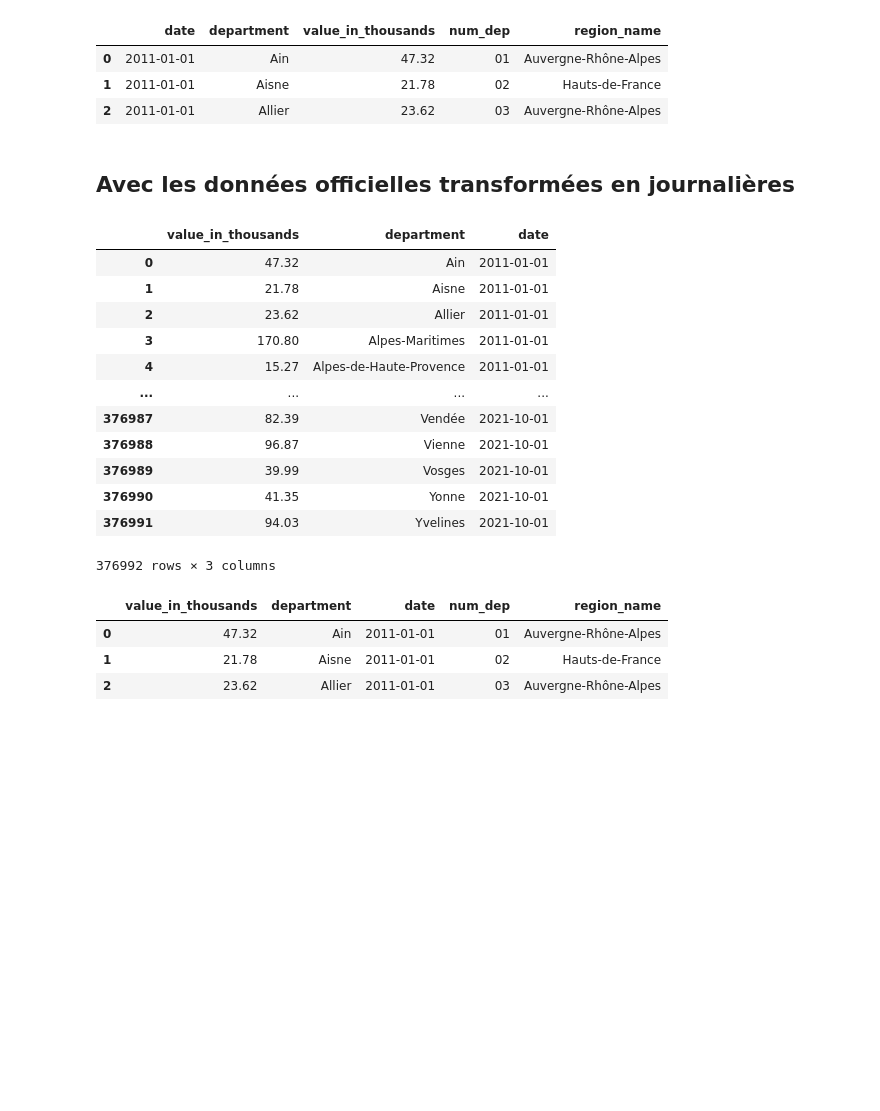
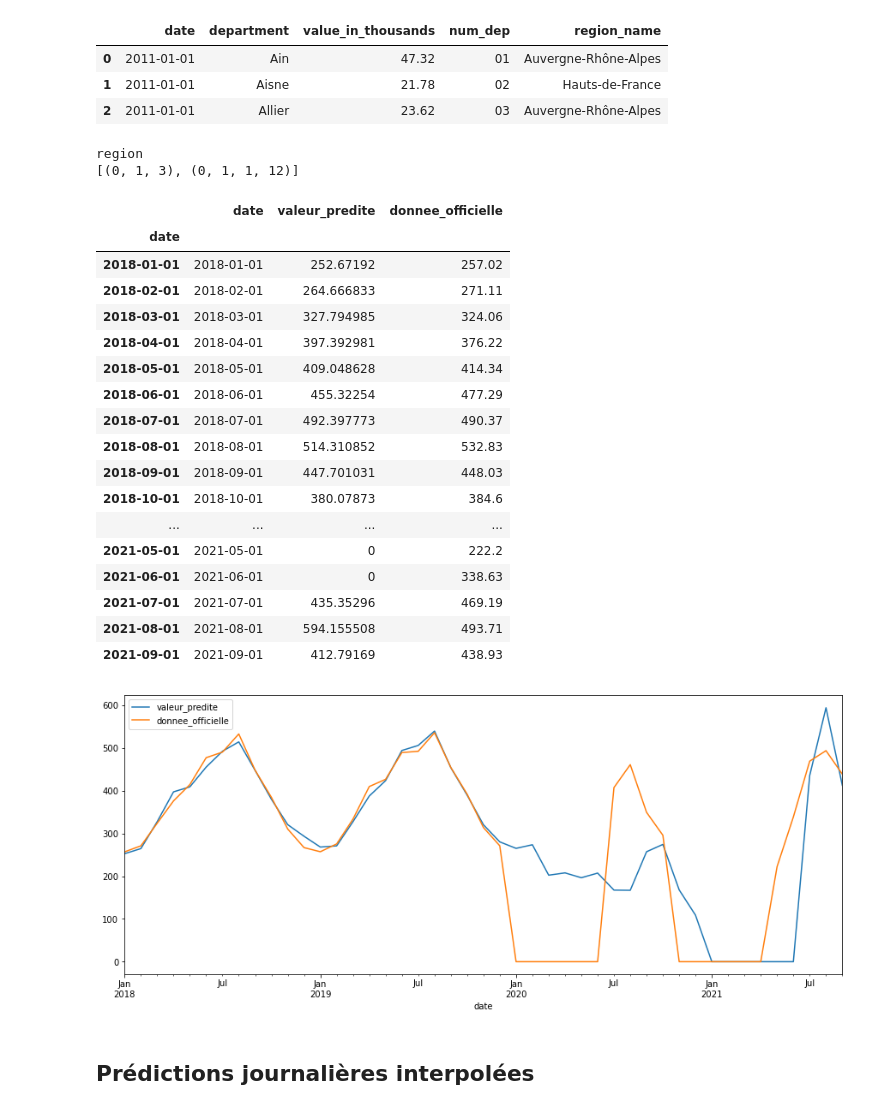
Before and after one commit to julienowack/stat_app, a Jupyter notebook: Indicateur_off_data_automatise.ipynb, the cells around one changed output. Drawn from its saved outputs; the diff is of its cells as text; code cells hidden in the pictures; blank space fills up the shorter version.

Commit message:
Prédiction journalière

```diff
--- a/Indicateur_off_data_automatise.ipynb
+++ b/Indicateur_off_data_automatise.ipynb
@@ -164,8 +164,7 @@ def modele_donnees_off(dep_region, pmax, dmax, qmax):
     #on crée le dataframe des prévisions qu'on va remplir au fur et à mesure
 
     df_forecast = pd.DataFrame(columns=['date', 'valeur_predite','donnee_officielle'])
-    df_forecast['date'] = df_Official_Data_index['date'][(df_Official_Data_index['date']<'2021-10-01') &
-                                                               (df_Official_Data_index['date']>="2018-01-01")]
+    df_forecast['date'] = pd.DataFrame(pd.date_range("2018-01-01", "2021-10-01", freq="MS"))
     df_forecast.set_index('date', drop=False, inplace=True)
 
 
@@ -197,37 +196,32 @@ def modele_donnees_off(dep_region, pmax, dmax, qmax):
 
 
     df_forecast[['valeur_predite','donnee_officielle']].plot(figsize=(15,6))
+    plt.title("SARIMA en temps réel - données officielles mensuelles")
 
     return(df_forecast)
 # %%
-#modele_donnees_off("Pays de la Loire", 4, 2, 4)
+modele_donnees_off("Pays de la Loire", 4, 2, 4)
+# %% [output]
+region
+[(0, 1, 3), (0, 1, 1, 12)]
+|  | date | valeur_predite | donnee_officielle |
+| date |  |  |  |
+| 2018-01-01 | 2018-01-01 | 252.67192 | 257.02 |
+| 2018-02-01 | 2018-02-01 | 264.666833 | 271.11 |
+| 2018-03-01 | 2018-03-01 | 327.794985 | 324.06 |
+| 2018-04-01 | 2018-04-01 | 397.392981 | 376.22 |
+| 2018-05-01 | 2018-05-01 | 409.048628 | 414.34 |
+| 2018-06-01 | 2018-06-01 | 455.32254 | 477.29 |
+| 2018-07-01 | 2018-07-01 | 492.397773 | 490.37 |
+| 2018-08-01 | 2018-08-01 | 514.310852 | 532.83 |
+| 2018-09-01 | 2018-09-01 | 447.701031 | 448.03 |
+| 2018-10-01 | 2018-10-01 | 380.07873 | 384.6 |
+| ... | ... | ... | ... |
+| 2021-05-01 | 2021-05-01 | 0 | 222.2 |
+| 2021-06-01 | 2021-06-01 | 0 | 338.63 |
+| 2021-07-01 | 2021-07-01 | 435.35296 | 469.19 |
+| 2021-08-01 | 2021-08-01 | 594.155508 | 493.71 |
+| 2021-09-01 | 2021-09-01 | 412.79169 | 438.93 |
+[figure, added]
 # %% [markdown]
-## Avec les données officielles transformées en journalières
+## Prédictions journalières interpolées
-# %%
-#Importe données officielles journalières
-df_France_Official_Data_jour = pd.read_csv("donnees_off_interpolees.csv", index_col=0)
-df_France_Official_Data_jour['date'] = pd.to_datetime(df_France_Official_Data_jour['date'])
-df_France_Official_Data_jour
-# %% [output]
-|  | value_in_thousands | department | date |
-| 0 | 47.32 | Ain | 2011-01-01 |
-| 1 | 21.78 | Aisne | 2011-01-01 |
-| 2 | 23.62 | Allier | 2011-01-01 |
-| 3 | 170.80 | Alpes-Maritimes | 2011-01-01 |
-| 4 | 15.27 | Alpes-de-Haute-Provence | 2011-01-01 |
-| ... | ... | ... | ... |
-| 376987 | 82.39 | Vendée | 2021-10-01 |
-| 376988 | 96.87 | Vienne | 2021-10-01 |
-| 376989 | 39.99 | Vosges | 2021-10-01 |
-| 376990 | 41.35 | Yonne | 2021-10-01 |
-| 376991 | 94.03 | Yvelines | 2021-10-01 |
-376992 rows × 3 columns
-# %%
-#On merge pour rajouter la colonne région
-df_France_Official_Data_jour2 = df_France_Official_Data_jour.merge(base_regions_dep, on='department', how='left')
-df_France_Official_Data_jour2.head(3)
-# %% [output]
-|  | value_in_thousands | department | date | num_dep | region_name |
-| 0 | 47.32 | Ain | 2011-01-01 | 01 | Auvergne-Rhône-Alpes |
-| 1 | 21.78 | Aisne | 2011-01-01 | 02 | Hauts-de-France |
-| 2 | 23.62 | Allier | 2011-01-01 | 03 | Auvergne-Rhône-Alpes |
```
Also changed, not shown: parts of 8 cells of this notebook.
